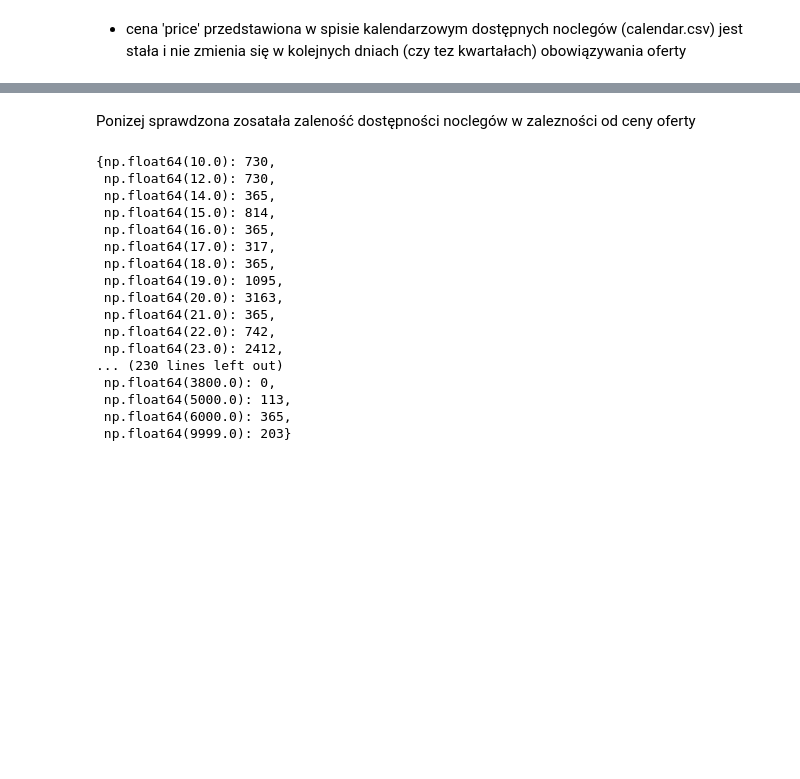
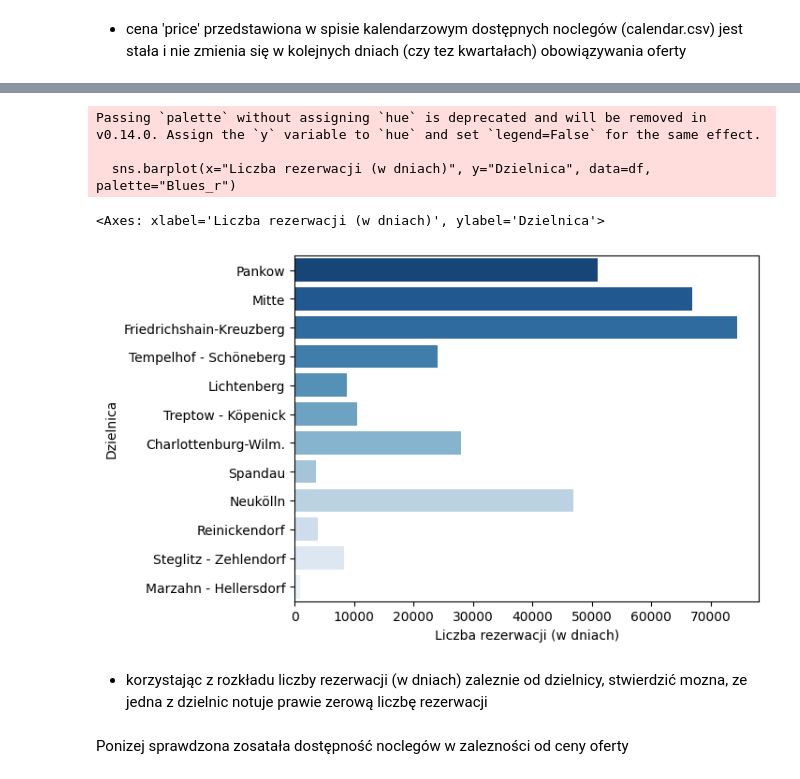
Before and after one commit to Kwasus33/Overpricing-Detection, a Jupyter notebook: notebooks/initial_docs.ipynb, the cells around one changed output, grey strips where cells are left out. Drawn from its saved outputs; the diff is of its cells as text; code cells hidden in the pictures; blank space fills up the shorter version.

```diff
--- a/notebooks/initial_docs.ipynb
+++ b/notebooks/initial_docs.ipynb
@@ -318,0 +323,19 @@ Liczba ofert o nie-zerowym odchyleniu standardowym cen z badanego okresu: 0
+# %%
+neighbourhood_nan_counter = 0
+unique_listings = mod_calendar_df["listing_id"].unique()
+city_availability_relation = {}
+
+for listing_id in unique_listings:
+    data_per_listing = mod_calendar_df[mod_calendar_df["listing_id"] == listing_id]
+
+    neighbourhood = listings_df.loc[listings_df["id"] == listing_id, "neighbourhood_group_cleansed"]
+    if not neighbourhood.empty:
+        neighbourhood = neighbourhood.iloc[0]
+        if neighbourhood not in city_availability_relation:
+            city_availability_relation[neighbourhood] = 0
+        city_availability_relation[neighbourhood] += data_per_listing["available"].eq("f").sum()
+    else:
+        neighbourhood_nan_counter += 1
+
+print(f"Sposród wszsystkich ofert, n={neighbourhood_nan_counter} ofert nie ma podanej dzielnicy")
+city_availability_relation
@@ -319,30 +356,25 @@ Liczba ofert o nie-zerowym odchyleniu standardowym cen z badanego okresu: 0
+# %%
+series = pd.Series(city_availability_relation).dropna()
+
+df = series.reset_index().rename(columns={0:"Liczba rezerwacji (w dniach)", "index": "Dzielnica"})
+sns.barplot(x="Liczba rezerwacji (w dniach)", y="Dzielnica", data=df, palette="Blues_r")
+# %% [output]
+Passing `palette` without assigning `hue` is deprecated and will be removed in v0.14.0. Assign the `y` variable to `hue` and set `legend=False` for the same effect.
+
+  sns.barplot(x="Liczba rezerwacji (w dniach)", y="Dzielnica", data=df, palette="Blues_r")
+<Axes: xlabel='Liczba rezerwacji (w dniach)', ylabel='Dzielnica'>
+[figure, added]
+# %% [markdown]
+- korzystając z rozkładu liczby rezerwacji (w dniach) zaleznie od dzielnicy, stwierdzić mozna, ze jedna z dzielnic notuje prawie zerową liczbę rezerwacji
 # %% [markdown]
-Ponizej sprawdzona zosatała zaleność dostępności noclegów w zalezności od ceny oferty
+Ponizej sprawdzona zosatała dostępność noclegów w zalezności od ceny oferty
 # %%
 unqiue_prices = [price for price in mod_calendar_df["price_numeric"].unique()]
-price_availability_distro = {}
+price_availability_relation = {}
 
 for price in unqiue_prices:
     data_per_price = mod_calendar_df[mod_calendar_df["price_numeric"] == price]
-    price_availability_distro[price] = len(data_per_price[data_per_price["available"] == "f"])  # available == f(alse)
+    price_availability_relation[price] = data_per_price["available"].eq("f").sum()  # available == f(alse)
 
-pprint(price_availability_distro)
+# pprint(price_availability_relation)
-# %% [output]
-{np.float64(10.0): 730,
- np.float64(12.0): 730,
- np.float64(14.0): 365,
- np.float64(15.0): 814,
- np.float64(16.0): 365,
- np.float64(17.0): 317,
- np.float64(18.0): 365,
- np.float64(19.0): 1095,
- np.float64(20.0): 3163,
- np.float64(21.0): 365,
- np.float64(22.0): 742,
- np.float64(23.0): 2412,
-... (230 lines left out)
- np.float64(3800.0): 0,
- np.float64(5000.0): 113,
- np.float64(6000.0): 365,
- np.float64(9999.0): 203}
 # %%
```
Also changed, not shown: parts of 10 cells of this notebook, 2 other files.
